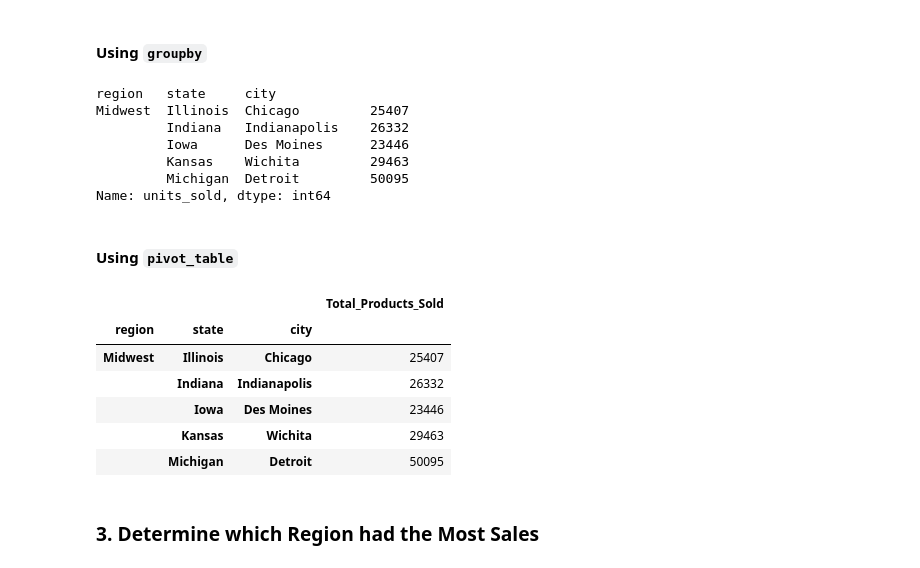
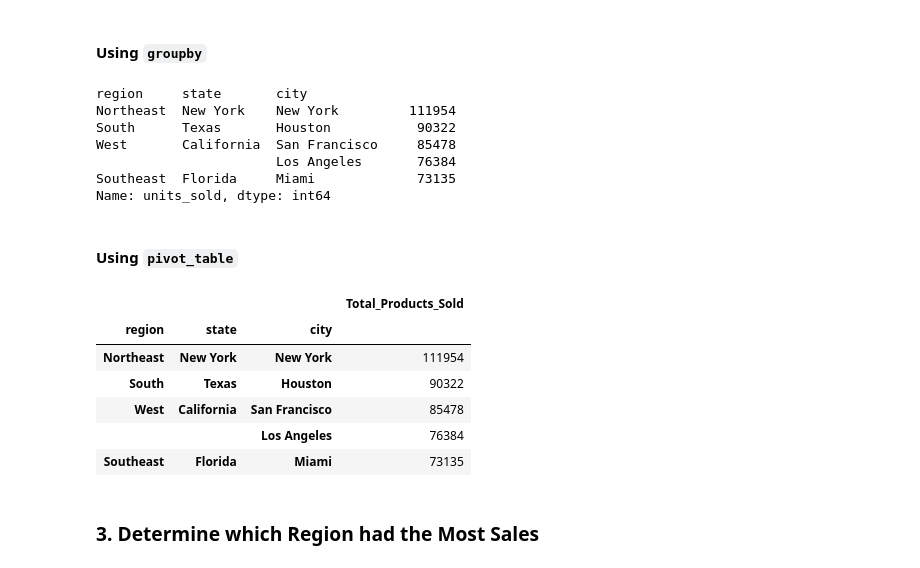
Before and after one commit to RAJESHVELAMALA/athletic_sales_analysis, a Jupyter notebook: athletic_sales_analysis_starter_code.ipynb, the cells around one changed output. Saved outputs shown, nothing was run; the diff lists cells and outputs as text; code cells hidden in the pictures.

```diff
--- a/athletic_sales_analysis_starter_code.ipynb
+++ b/athletic_sales_analysis_starter_code.ipynb
@@ -152,38 +152,42 @@ dtype: object
 # Show the number products sold for region, state, and city.
 # Rename the sum to "Total_Products_Sold".
 
-groupby_athletic_df=athletic_sales_2021_2021.groupby(['region','state','city'])
+groupby_athletic_df=athletic_sales_2021_2021.groupby(['region','state','city'])['units_sold'].sum()
 
+groupby_athletic_df.rename({'units_sold':"Total_Products_Sold"})
 # Show the top 5 results.
-groupby_athletic_df['units_sold'].sum().head(5)
+mostProducts_sold=groupby_athletic_df.sort_values(ascending=False)
+
+mostProducts_sold.head()
 # %% [output]
-region   state     city
-Midwest  Illinois  Chicago         25407
-         Indiana   Indianapolis    26332
-         Iowa      Des Moines      23446
-         Kansas    Wichita         29463
-         Michigan  Detroit         50095
+region     state       city
+Northeast  New York    New York         111954
+South      Texas       Houston           90322
+West       California  San Francisco     85478
+                       Los Angeles       76384
+Southeast  Florida     Miami             73135
 Name: units_sold, dtype: int64
 # %% [markdown]
 #### Using `pivot_table`
 # %%
 # Show the number products sold for region, state, and city.
 
 atheletic_sales_pivot=pd.pivot_table(athletic_sales_2021_2021,values='units_sold',index=['region','state','city'],aggfunc='sum')
 
 # Rename the "units_sold" column to "Total_Products_Sold"
 atheletic_sales_pivot=atheletic_sales_pivot.rename(columns={'units_sold':'Total_Products_Sold'})
 
+mostproducts_sold=atheletic_sales_pivot.sort_values('Total_Products_Sold',ascending=False)
 # Show the top 5 results.
-atheletic_sales_pivot.head(5)
+mostproducts_sold.head(5)
 # %% [output]
 |  |  |  | Total_Products_Sold |
 | region | state | city |  |
-| Midwest | Illinois | Chicago | 25407 |
-|  | Indiana | Indianapolis | 26332 |
-|  | Iowa | Des Moines | 23446 |
-|  | Kansas | Wichita | 29463 |
-|  | Michigan | Detroit | 50095 |
+| Northeast | New York | New York | 111954 |
+| South | Texas | Houston | 90322 |
+| West | California | San Francisco | 85478 |
+|  |  | Los Angeles | 76384 |
+| Southeast | Florida | Miami | 73135 |
 # %% [markdown]
 ### 3. Determine which Region had the Most Sales
 # %% [markdown]
```
Also changed, not shown: parts of 7 cells of this notebook.
